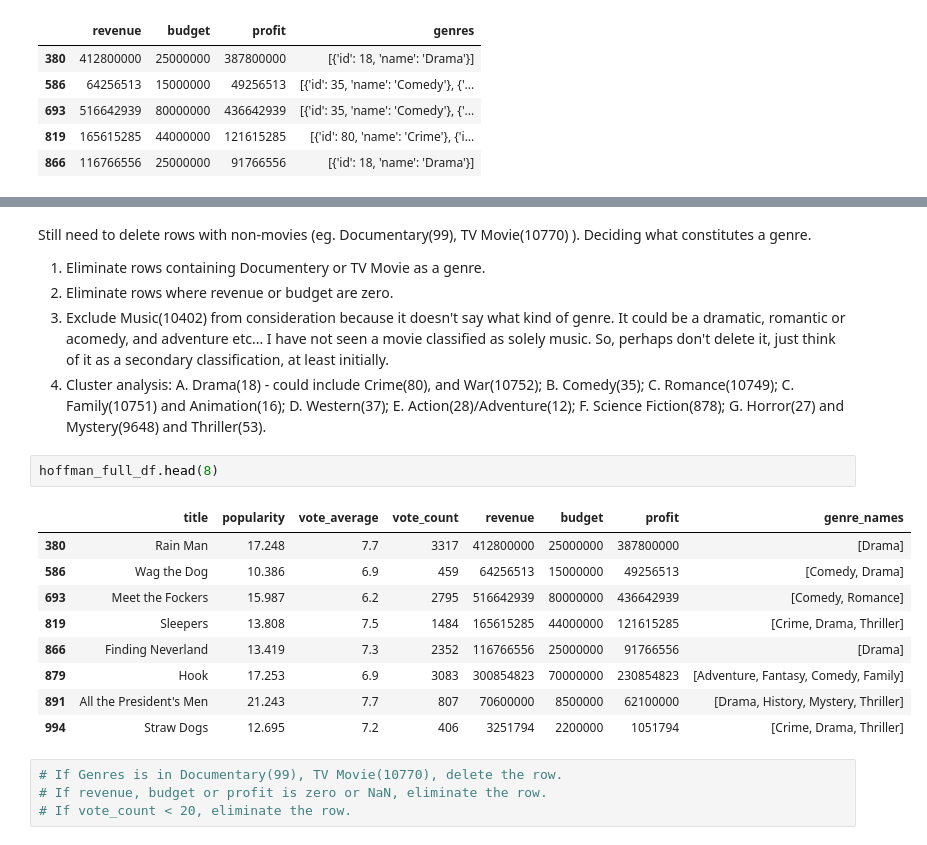
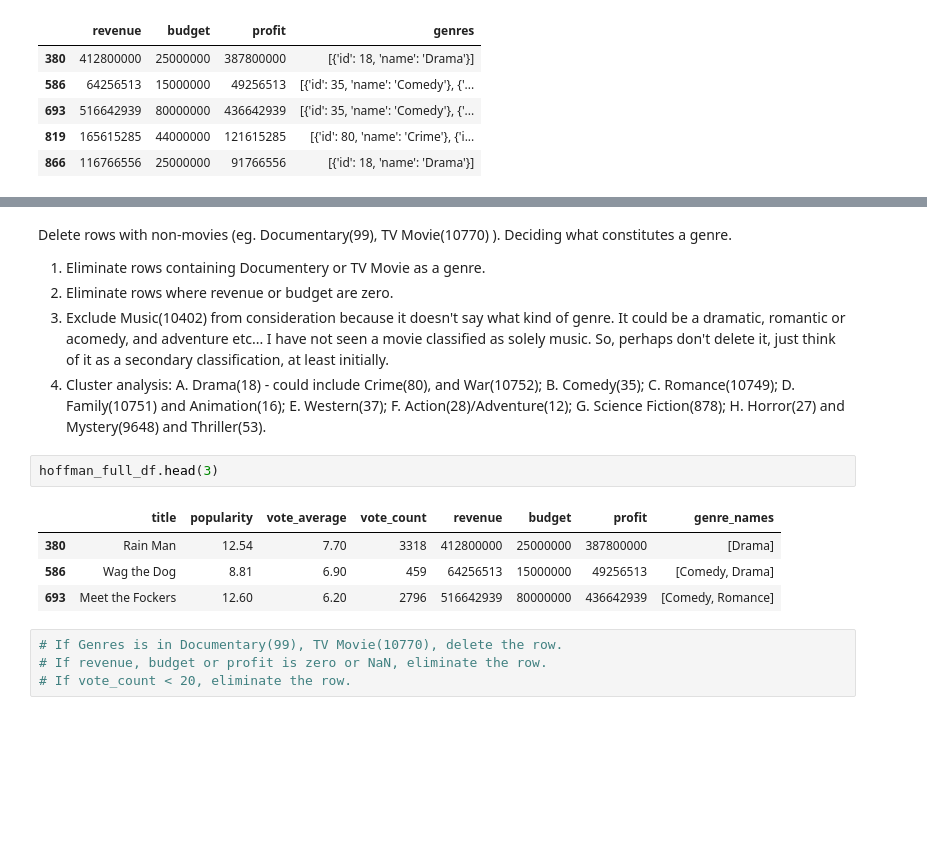
Before and after one commit to faltisco/Choose_Genre, a Jupyter notebook: EDA on TMDB.ipynb, the cells around one changed output, grey strips where cells are left out. Cells and saved outputs as stored; diff of their text form; blank space fills up the shorter version.

```diff
--- a/EDA on TMDB.ipynb
+++ b/EDA on TMDB.ipynb
@@ -237,5 +240,5 @@ hoffman_full_df.describe()
 # %% [markdown]
-Still need to delete rows with non-movies (eg. Documentary(99), TV Movie(10770) ). Deciding what constitutes a genre.
+Delete rows with non-movies (eg. Documentary(99), TV Movie(10770) ). Deciding what constitutes a genre.
 1. Eliminate rows containing Documentery or TV Movie as a genre.
 2. Eliminate rows where revenue or budget are zero.
 3. Exclude Music(10402) from consideration because it doesn't say what kind of genre. It could be a dramatic, romantic or acomedy, and adventure etc... I have not seen a movie classified as solely music. So, perhaps don't delete it, just think of it as a secondary classification, at least initially.
@@ -243,23 +246,18 @@ Still need to delete rows with non-movies (eg. Documentary(99), TV Movie(10770)
     A. Drama(18) - could include Crime(80), and War(10752);
     B. Comedy(35);
     C. Romance(10749);
-    C. Family(10751) and Animation(16);
-    D. Western(37);
-    E. Action(28)/Adventure(12);
-    F. Science Fiction(878);
-    G. Horror(27) and Mystery(9648) and Thriller(53).
+    D. Family(10751) and Animation(16);
+    E. Western(37);
+    F. Action(28)/Adventure(12);
+    G. Science Fiction(878);
+    H. Horror(27) and Mystery(9648) and Thriller(53).
 # %%
-hoffman_full_df.head(8)
+hoffman_full_df.head(3)
 # %% [output]
 |  | title | popularity | vote_average | vote_count | revenue | budget | profit | genre_names |
-| 380 | Rain Man | 17.248 | 7.7 | 3317 | 412800000 | 25000000 | 387800000 | [Drama] |
-| 586 | Wag the Dog | 10.386 | 6.9 | 459 | 64256513 | 15000000 | 49256513 | [Comedy, Drama] |
-| 693 | Meet the Fockers | 15.987 | 6.2 | 2795 | 516642939 | 80000000 | 436642939 | [Comedy, Romance] |
-| 819 | Sleepers | 13.808 | 7.5 | 1484 | 165615285 | 44000000 | 121615285 | [Crime, Drama, Thriller] |
-| 866 | Finding Neverland | 13.419 | 7.3 | 2352 | 116766556 | 25000000 | 91766556 | [Drama] |
-| 879 | Hook | 17.253 | 6.9 | 3083 | 300854823 | 70000000 | 230854823 | [Adventure, Fantasy, Comedy, Family] |
-| 891 | All the President's Men | 21.243 | 7.7 | 807 | 70600000 | 8500000 | 62100000 | [Drama, History, Mystery, Thriller] |
-| 994 | Straw Dogs | 12.695 | 7.2 | 406 | 3251794 | 2200000 | 1051794 | [Crime, Drama, Thriller] |
+| 380 | Rain Man | 12.54 | 7.70 | 3318 | 412800000 | 25000000 | 387800000 | [Drama] |
+| 586 | Wag the Dog | 8.81 | 6.90 | 459 | 64256513 | 15000000 | 49256513 | [Comedy, Drama] |
+| 693 | Meet the Fockers | 12.60 | 6.20 | 2796 | 516642939 | 80000000 | 436642939 | [Comedy, Romance] |
 # %%
 # If Genres is in Documentary(99), TV Movie(10770), delete the row.
 # If revenue, budget or profit is zero or NaN, eliminate the row.
```
Also changed, not shown: parts of 16 cells of this notebook.
